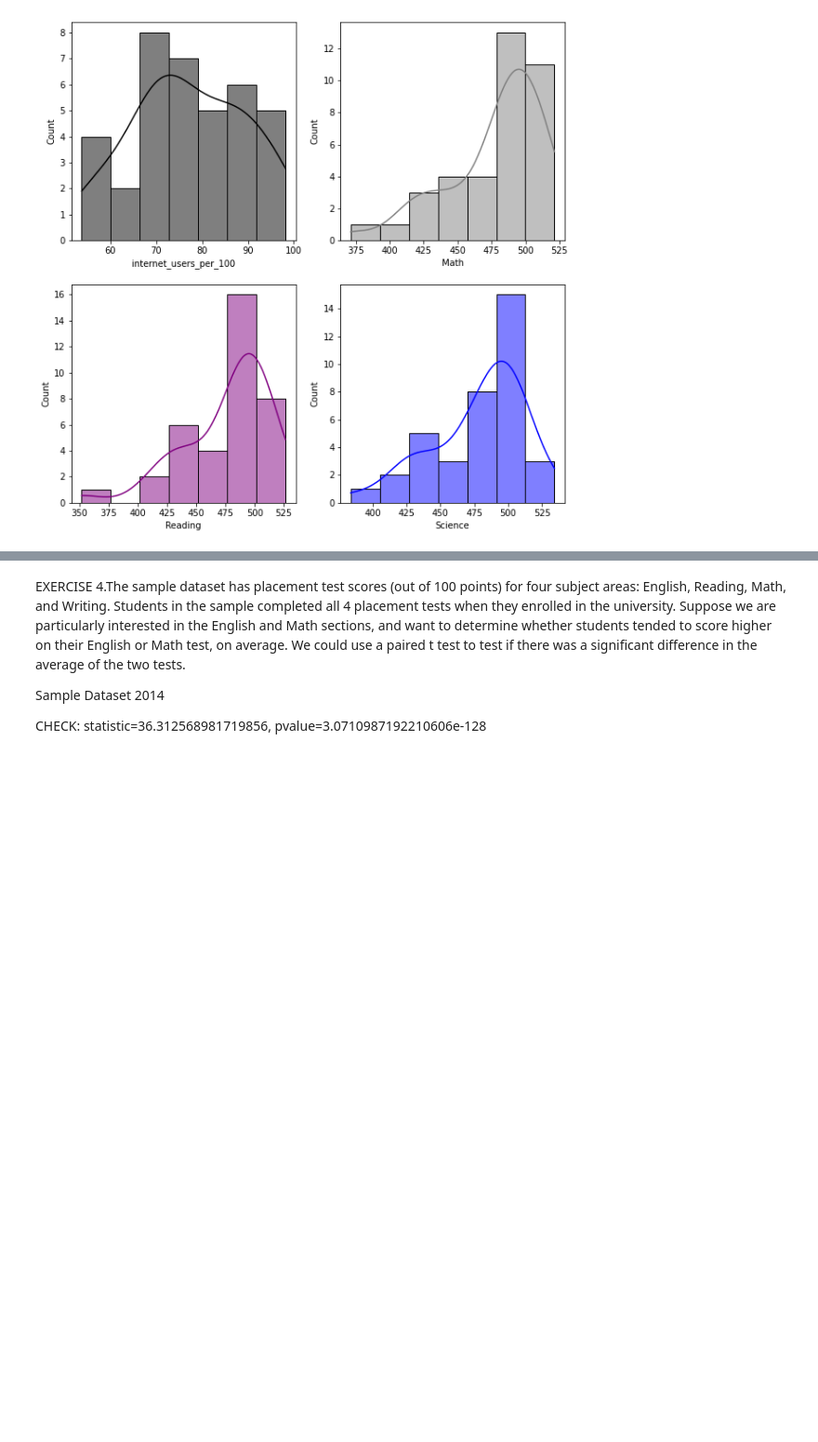
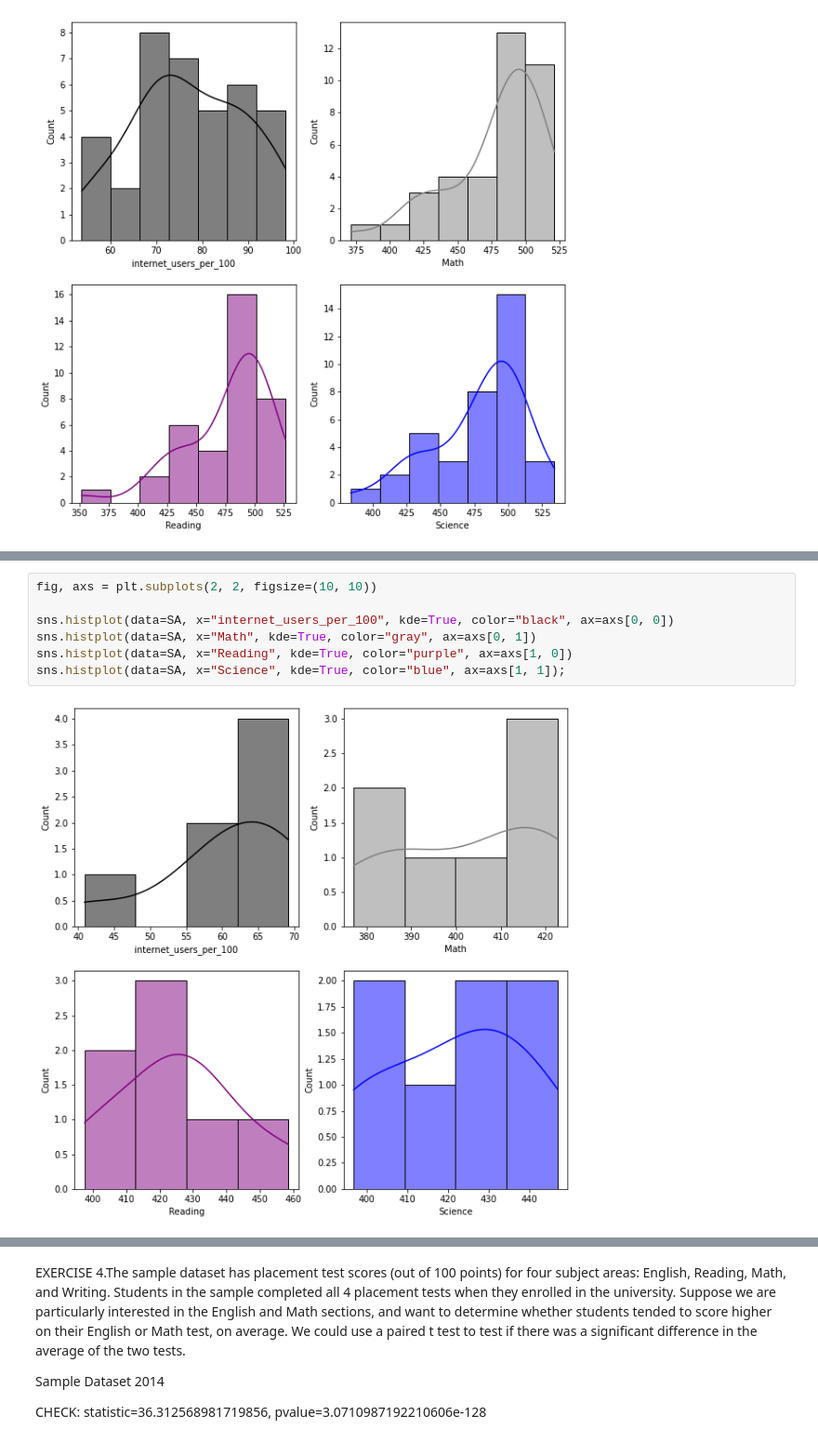
Before and after one commit to cobwebmen/Clarusway_Data_Sciene, a Jupyter notebook: Clarusway_Data_Analytics/Statistics Assignment/Assignment_5.ipynb, the cells around one changed output, grey strips where cells are left out. Shown: that part at 93% size. Drawn from its saved outputs; the diff is of its cells as text; blank space fills up the shorter version.

```diff
--- a/Clarusway_Data_Analytics/Statistics Assignment/Assignment_5.ipynb
+++ b/Clarusway_Data_Analytics/Statistics Assignment/Assignment_5.ipynb
@@ -195,0 +281,9 @@ sns.histplot(data=EU, x="Science", kde=True, color="blue", ax=axs[1, 1]);
+# %%
+fig, axs = plt.subplots(2, 2, figsize=(10, 10))
+
+sns.histplot(data=SA, x="internet_users_per_100", kde=True, color="black", ax=axs[0, 0])
+sns.histplot(data=SA, x="Math", kde=True, color="gray", ax=axs[0, 1])
+sns.histplot(data=SA, x="Reading", kde=True, color="purple", ax=axs[1, 0])
+sns.histplot(data=SA, x="Science", kde=True, color="blue", ax=axs[1, 1]);
+# %% [output]
+[figure, added]
```
Also changed, not shown: parts of 27 cells of this notebook.
